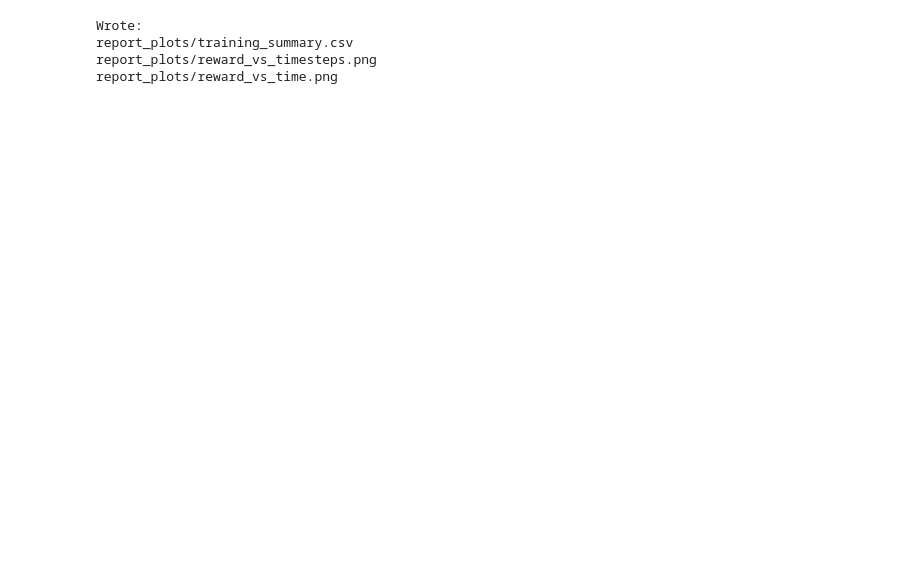
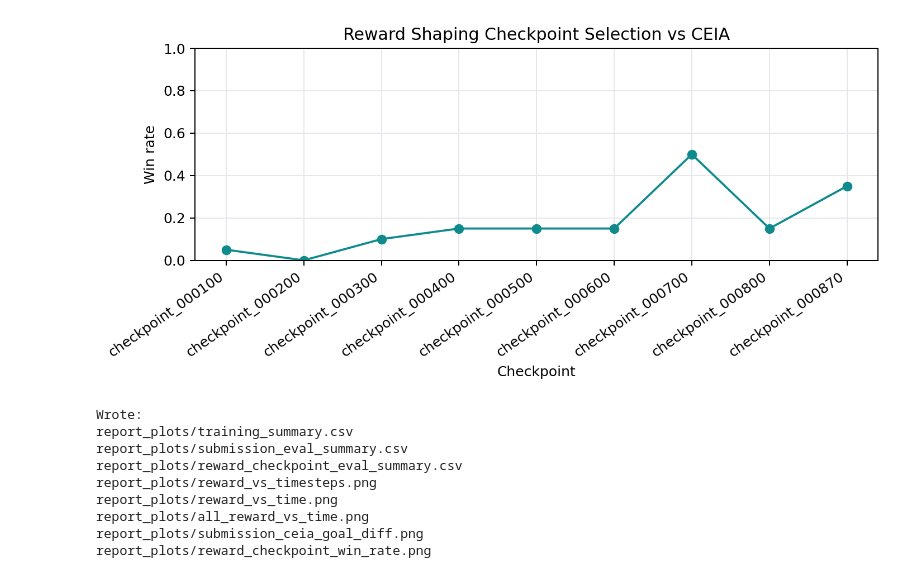
Before and after one commit to jaipise/deeprl-soccertwos-team4, a Jupyter notebook: plot_training_curves.ipynb, the cells around one changed output. Cells and saved outputs as stored; diff of their text form; code cells hidden in the pictures; blank space fills up the shorter version.

```diff
--- a/plot_training_curves.ipynb
+++ b/plot_training_curves.ipynb
@@ -12,6 +12,7 @@ import matplotlib.pyplot as plt
 import pandas as pd
 
 RAY_RESULTS = Path("ray_results")
+EVAL_RESULTS = Path("eval_results")
 OUT_DIR = Path("report_plots")
 OUT_DIR.mkdir(parents=True, exist_ok=True)
 
@@ -117,0 +263,20 @@ plt.show()
+# %%
+# Checkpoint sweep against CEIA for TEAM4_AGENT_REWARD.
+checkpoint_rows = []
+for path in sorted(EVAL_RESULTS.glob("reward_checkpoint_*_vs_ceia.csv")):
+    df = pd.read_csv(path)
+    games = len(df)
+    checkpoint = path.stem.replace("reward_", "").replace("_vs_ceia", "")
+    checkpoint_rows.append({
+        "checkpoint": checkpoint,
+        "games": games,
+        "agent_wins": int((df["result"] == "a_win").sum()),
+        "ceia_wins": int((df["result"] == "b_win").sum()),
+        "draws": int((df["result"] == "draw").sum()),
+        "win_rate": float((df["result"] == "a_win").mean()) if games else 0.0,
+        "mean_reward_margin": float((df["a_reward"] - df["b_reward"]).mean()) if games else 0.0,
+    })
+
+checkpoint_eval = pd.DataFrame(checkpoint_rows).sort_values("win_rate", ascending=False)
+checkpoint_eval.to_csv(OUT_DIR / "reward_checkpoint_eval_summary.csv", index=False)
+checkpoint_eval
@@ -118,13 +294,40 @@ plt.show()
+# %%
+if not checkpoint_eval.empty:
+    fig, ax = plt.subplots(figsize=(8, 3.8), dpi=180)
+    ordered = checkpoint_eval.sort_values("checkpoint")
+    ax.plot(ordered["checkpoint"], ordered["win_rate"], marker="o", color="#0f8b8d")
+    ax.set_title("Reward Shaping Checkpoint Selection vs CEIA")
+    ax.set_xlabel("Checkpoint")
+    ax.set_ylabel("Win rate")
+    ax.set_ylim(0, 1)
+    ax.grid(True, color="#e5e7eb", linewidth=0.8)
+    plt.xticks(rotation=35, ha="right")
+    fig.tight_layout()
+    fig.savefig(OUT_DIR / "reward_checkpoint_win_rate.png")
+    plt.show()
+# %% [output]
+[figure, added]
 # %%
 print("Wrote:")
-for path in [
+for p in [
     OUT_DIR / "training_summary.csv",
+    OUT_DIR / "submission_eval_summary.csv",
+    OUT_DIR / "reward_checkpoint_eval_summary.csv",
     OUT_DIR / "reward_vs_timesteps.png",
     OUT_DIR / "reward_vs_time.png",
+    OUT_DIR / "all_reward_vs_time.png",
+    OUT_DIR / "submission_ceia_goal_diff.png",
+    OUT_DIR / "reward_checkpoint_win_rate.png",
 ]:
-    print(path)
+    if p.exists():
+        print(p)
 # %% [output]
 Wrote:
 report_plots/training_summary.csv
+report_plots/submission_eval_summary.csv
+report_plots/reward_checkpoint_eval_summary.csv
 report_plots/reward_vs_timesteps.png
 report_plots/reward_vs_time.png
+report_plots/all_reward_vs_time.png
+report_plots/submission_ceia_goal_diff.png
+report_plots/reward_checkpoint_win_rate.png
```
Also changed, not shown: parts of 13 cells of this notebook, 42 other files.
